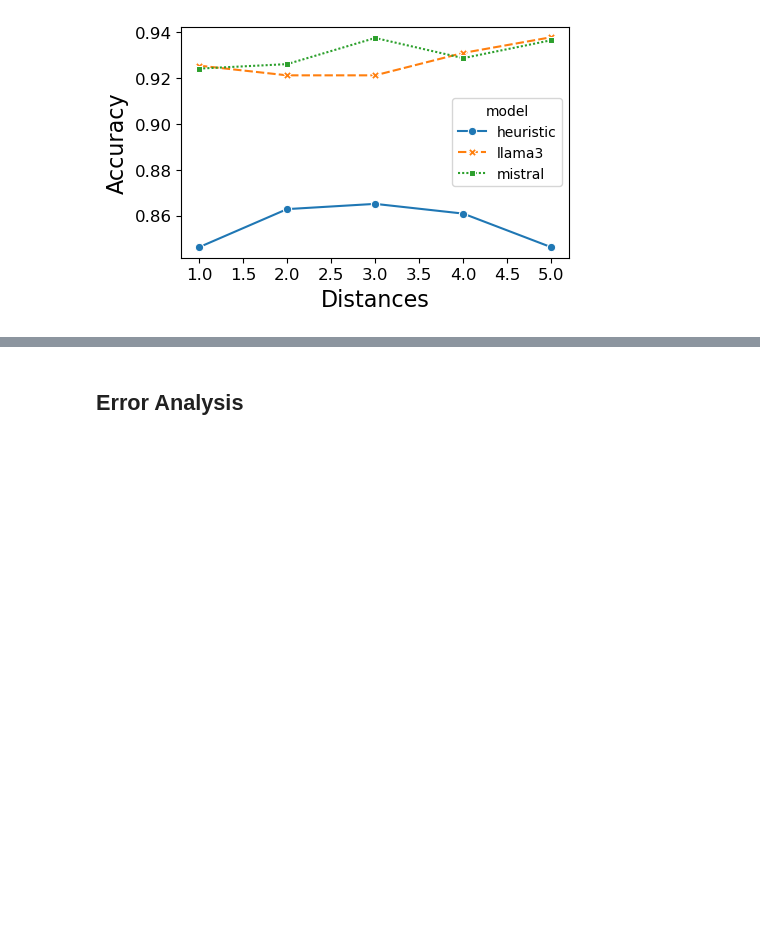
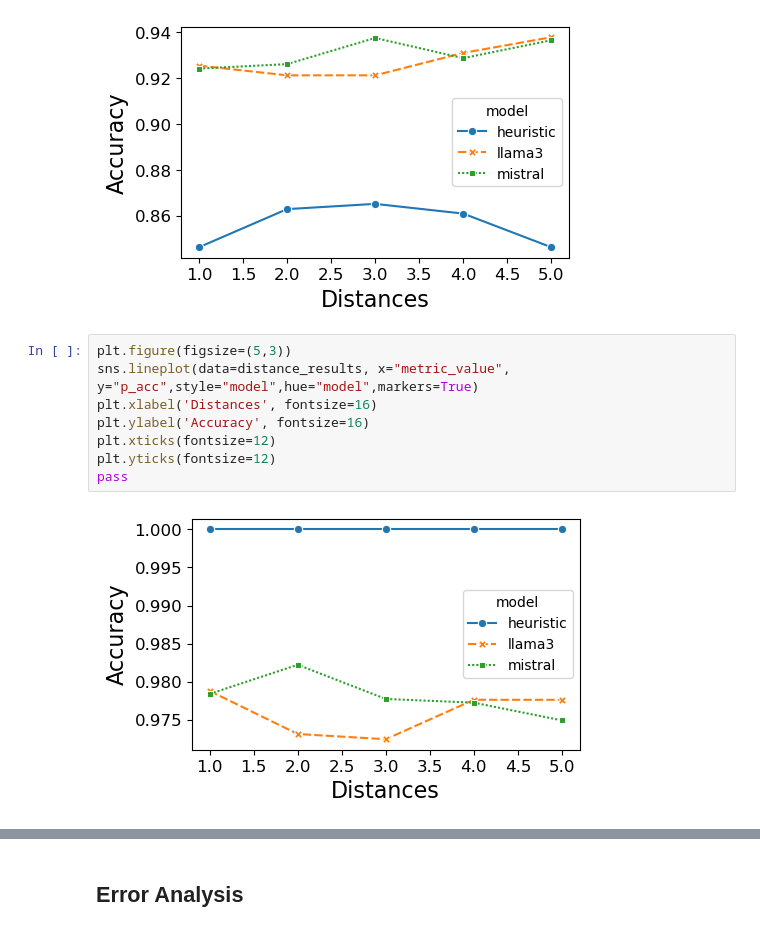
Before and after one commit to BeanHam/2024-spatial-data-integration, a Jupyter notebook: inference_results/inference_results.ipynb, the cells around one changed output, grey strips where cells are left out. Drawn from its saved outputs; the diff is of its cells as text; blank space fills up the shorter version.

```diff
--- a/inference_results/inference_results.ipynb
+++ b/inference_results/inference_results.ipynb
@@ -72,3 +134,13 @@ plt.yticks(fontsize=12)
 pass
 # %% [output]
 [figure]
+# %%
+plt.figure(figsize=(5,3))
+sns.lineplot(data=distance_results, x="metric_value", y="p_acc",style="model",hue="model",markers=True)
+plt.xlabel('Distances', fontsize=16)
+plt.ylabel('Accuracy', fontsize=16)
+plt.xticks(fontsize=12)
+plt.yticks(fontsize=12)
+pass
+# %% [output]
+[figure, added]
```
Also changed, not shown: parts of 23 cells of this notebook, 2 other files.
